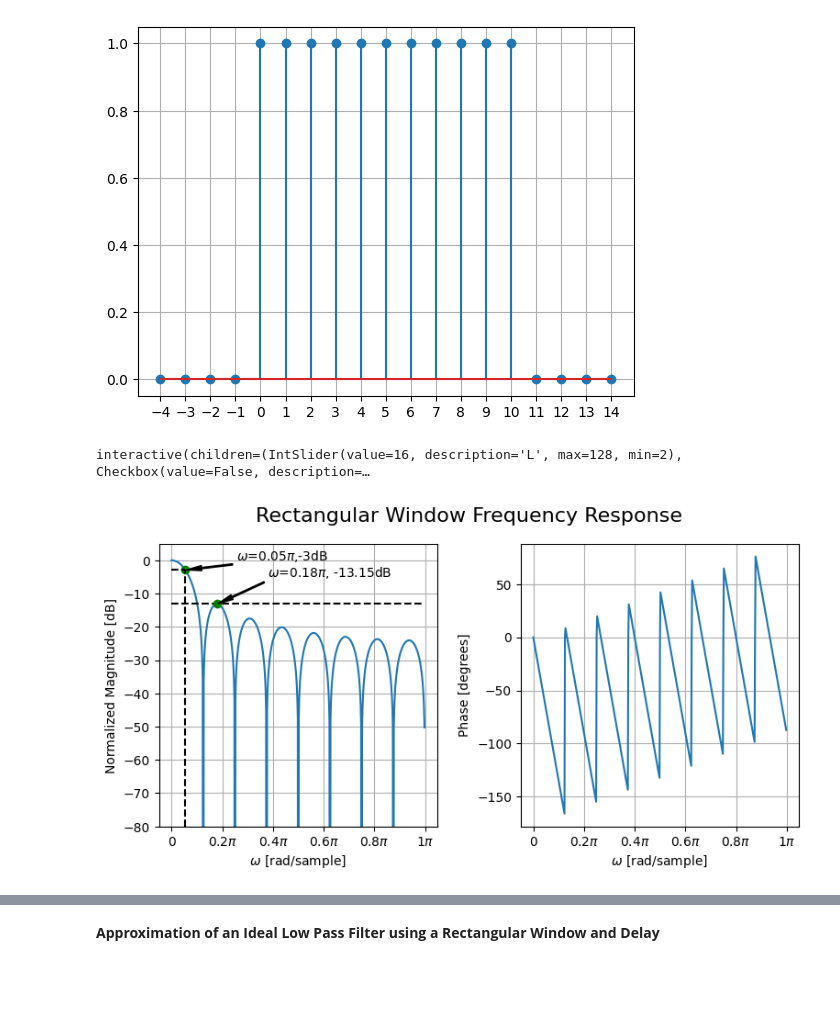
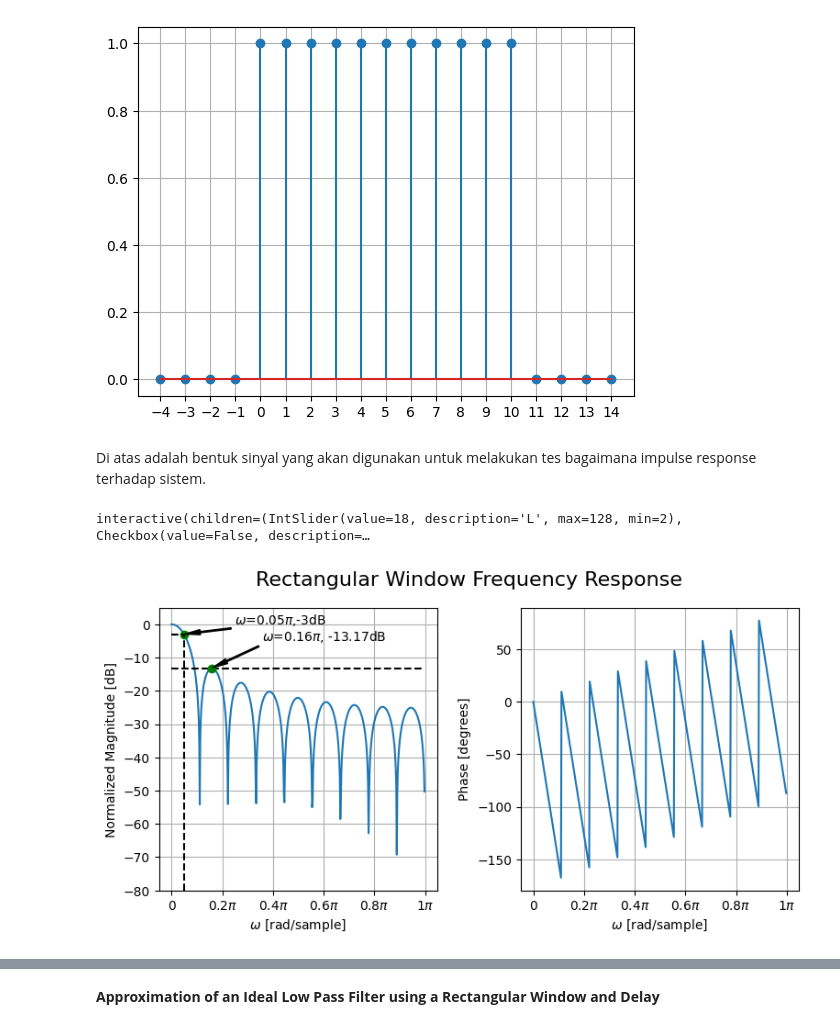
Before and after one commit to Pengs555/Digital-SIgnal-Processing, a Jupyter notebook: Jobsheet_1_PSD.ipynb, the cells around one changed output, grey strips where cells are left out. Saved outputs shown, nothing was run; the diff lists cells and outputs as text; code cells hidden in the pictures; blank space fills up the shorter version.

```diff
--- a/Jobsheet_1_PSD.ipynb
+++ b/Jobsheet_1_PSD.ipynb
@@ -14,6 +16,8 @@ plt.xticks(np.arange(-4, L+4, step = 1))
 plt.grid()
 # %% [output]
 [figure]
+# %% [markdown]
+Di atas adalah bentuk sinyal yang akan digunakan untuk melakukan tes bagaimana impulse response terhadap sistem.
 # %%
 from ipywidgets import interact
 import ipywidgets as widgets
@@ -24,7 +28,7 @@ fig, (ax1, ax2) = plt.subplots(1, 2, figsize=(9,4))
 fig.suptitle('Rectangular Window Frequency Response', fontsize=16)
 plt.subplots_adjust(wspace=0.3)
 
-@interact(L=widgets.IntSlider(min=2, max=128, step=1, value=16),unwrap=False)
+@interact(L=widgets.IntSlider(min=2, max=128, step=1, value=18),unwrap=False)
 def plot_recWindow_H(L=16, unwrap=False):
     h = np.concatenate((np.ones(L),np.zeros(4)),axis=0)
     omega, H =signal.freqz(h[:-4],worN=512)
@@ -41,32 +45,32 @@ def plot_recWindow_H(L=16, unwrap=False):
     ax1.plot((wp, wp), (-80, Hp), 'k--')
     ax1.set_ylim((-80,H_dB.max()+5))
     ax1.annotate(r'$\omega$={:.2f}$\pi$,-3dB'.format(wp/np.pi), xy=(wp, Hp), xytext=(wp+0.2*np.pi, 0),
             arrowprops=dict(facecolor='black', shrink=0.02, width=1, headwidth=4),)
     if L!=2:
         side_lobe=argrelextrema(np.abs(H), np.greater)[0][0]
         ax1.plot((0, omega[-1]),(H_dB[side_lobe],H_dB[side_lobe]), 'k--')
         ax1.annotate(r'$\omega$={:.2f}$\pi$, {:.2f}dB'.format(omega[side_lobe]/np.pi,H_dB[side_lobe]),
                      xy=(omega[side_lobe], H_dB[side_lobe]), xytext=(omega[side_lobe]+0.2*np.pi, -5),
                     arrowprops=dict(facecolor='black', shrink=0.02, width=1, headwidth=4),)
         ax1.plot(omega[side_lobe], H_dB[side_lobe],'go')
 
     ax1.xaxis.set_major_formatter(FuncFormatter(lambda val,pos: '{:.0g}$\pi$'.format(val/np.pi) if val !=0 else '0'))
     ax1.xaxis.set_major_locator(MultipleLocator(base=0.2*np.pi))
     ax1.grid(True)
     ax1.set_xlabel(r'$\omega$ [rad/sample]')
     ax1.set_ylabel(r'Normalized Magnitude [dB]')
 
 
     ax2.clear()
     phase=np.angle(H,deg=True)
     if unwrap:
         phase=np.unwrap(phase)
     ax2.plot(omega,phase)
     ax2.xaxis.set_major_formatter(FuncFormatter(lambda val,pos: '{:.0g}$\pi$'.format(val/np.pi) if val !=0 else '0'))
     ax2.xaxis.set_major_locator(MultipleLocator(base=0.2*np.pi))
     ax2.grid(True)
     ax2.set_xlabel(r'$\omega$ [rad/sample]')
     ax2.set_ylabel(r'Phase [degrees]')
 # %% [output]
-interactive(children=(IntSlider(value=16, description='L', max=128, min=2), Checkbox(value=False, description=…
+interactive(children=(IntSlider(value=18, description='L', max=128, min=2), Checkbox(value=False, description=…
-[figure, old version]
+[figure, new version]
```
Also changed, not shown: parts of 5 cells of this notebook.
